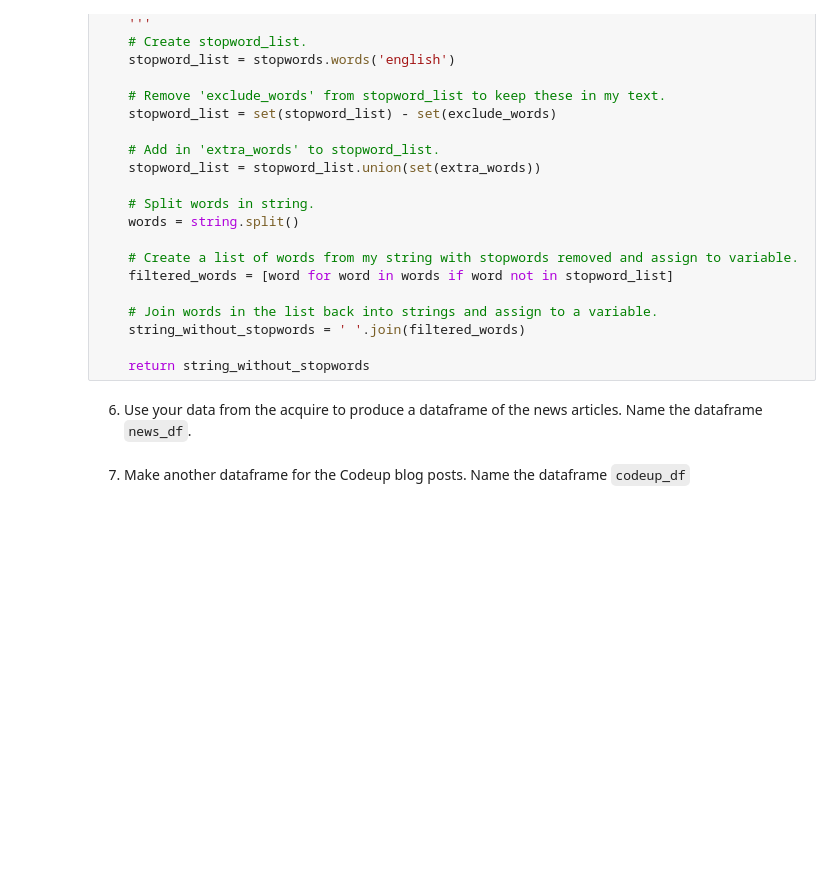
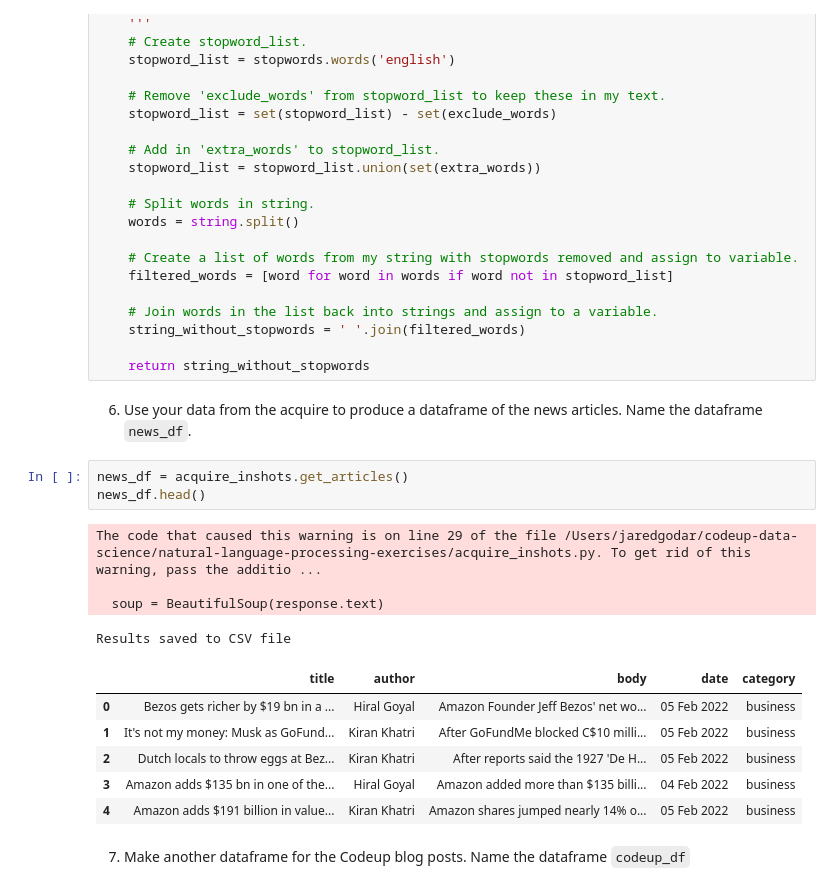
Before and after one commit to Jared-Godar/natural-language-processing-exercises, a Jupyter notebook: prepare_exercises.ipynb, the cells around one changed output. Cells and saved outputs as stored; diff of their text form; blank space fills up the shorter version.

Commit message:
Finalize acquire and prepare - work on explore

```diff
--- a/prepare_exercises.ipynb
+++ b/prepare_exercises.ipynb
@@ -95,6 +95,20 @@ def remove_stopwords(string, extra_words = [], exclude_words = []):
     return string_without_stopwords
 # %% [markdown]
 6. Use your data from the acquire to produce a dataframe of the news articles. Name the dataframe <code>news_df</code>.
+# %%
+news_df = acquire_inshots.get_articles()
+news_df.head()
+# %% [output]
+The code that caused this warning is on line 29 of the file /Users/jaredgodar/codeup-data-science/natural-language-processing-exercises/acquire_inshots.py. To get rid of this warning, pass the additio ...
+
+  soup = BeautifulSoup(response.text)
+Results saved to CSV file
+|  | title | author | body | date | category |
+| 0 | Bezos gets richer by $19 bn in a ... | Hiral Goyal | Amazon Founder Jeff Bezos' net wo... | 05 Feb 2022 | business |
+| 1 | It's not my money: Musk as GoFund... | Kiran Khatri | After GoFundMe blocked C$10 milli... | 05 Feb 2022 | business |
+| 2 | Dutch locals to throw eggs at Bez... | Kiran Khatri | After reports said the 1927 'De H... | 05 Feb 2022 | business |
+| 3 | Amazon adds $135 bn in one of the... | Hiral Goyal | Amazon added more than $135 billi... | 04 Feb 2022 | business |
+| 4 | Amazon adds $191 billion in value... | Kiran Khatri | Amazon shares jumped nearly 14% o... | 05 Feb 2022 | business |
 # %% [markdown]
 7. Make another dataframe for the Codeup blog posts. Name the dataframe <code>codeup_df
 # %%
```
Also changed, not shown: parts of 11 cells of this notebook, 3 other files.
